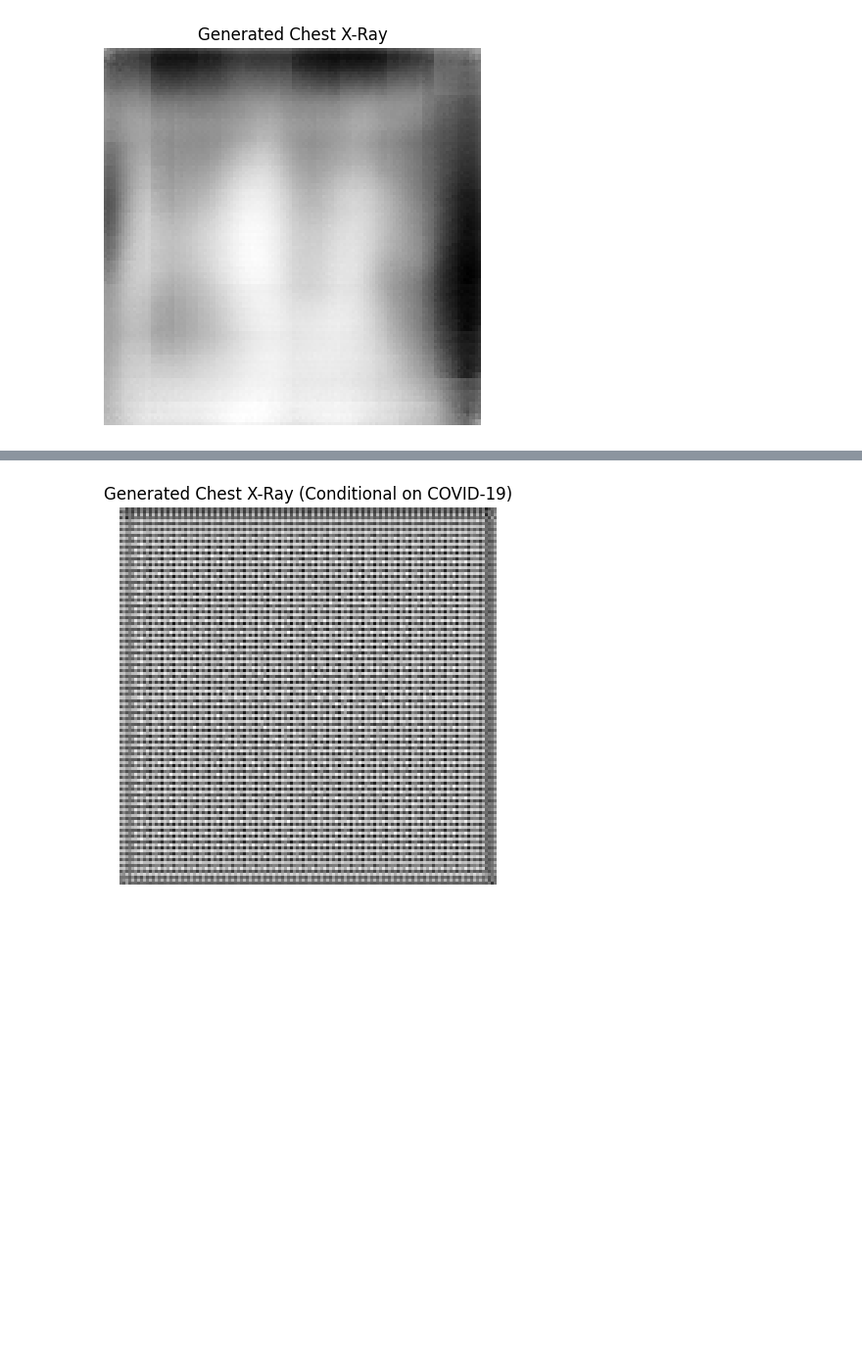
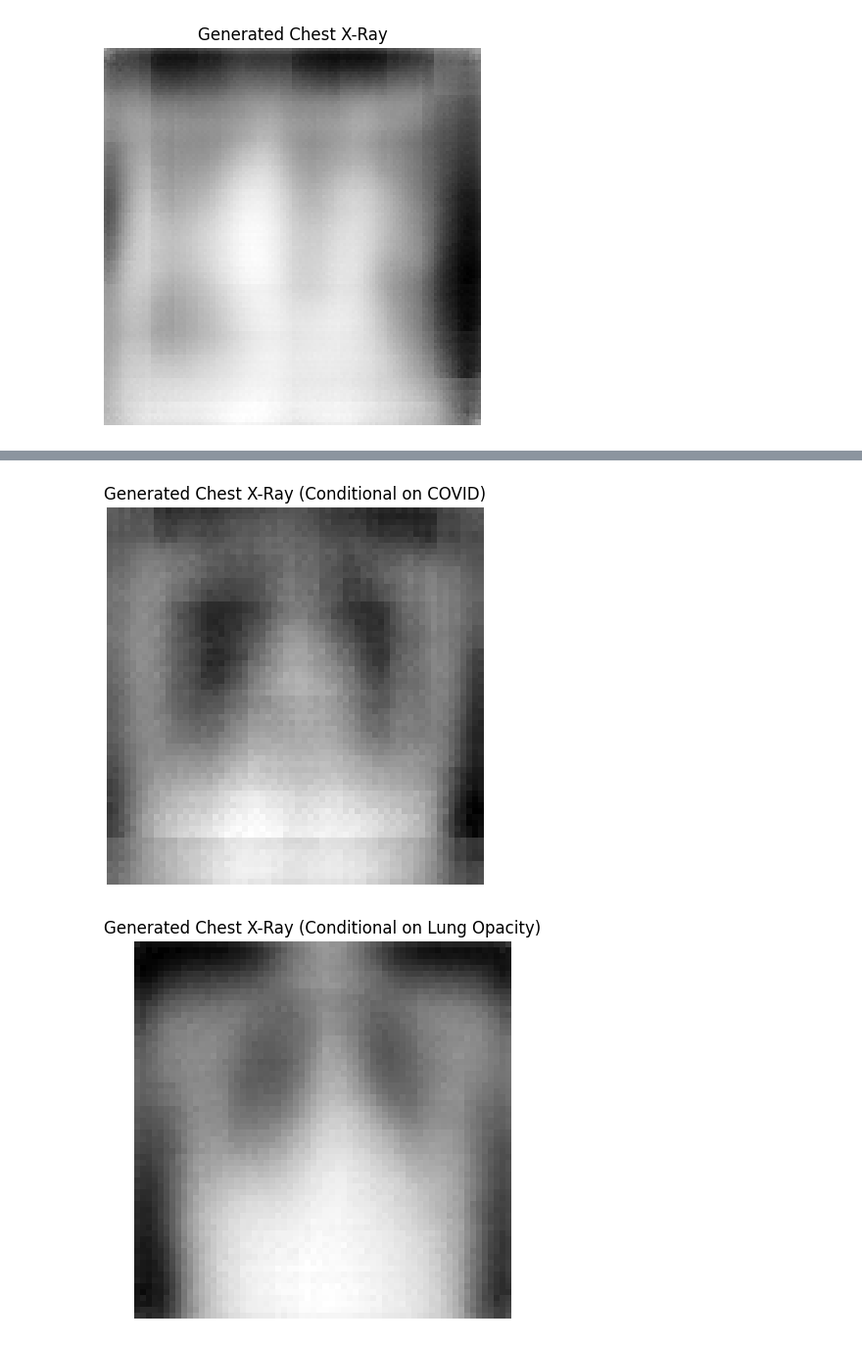
Before and after one commit to dalloliogm/PyHealth, a Jupyter notebook: examples/chestXray_image_generation_VAE.ipynb, the cells around one changed output, grey strips where cells are left out. Shown at 98% size. Drawn from its saved outputs; the diff is of its cells as text; code cells hidden in the pictures; blank space fills up the shorter version.

Commit message:
updated notebook with conditionally generated images

```diff
--- a/examples/chestXray_image_generation_VAE.ipynb
+++ b/examples/chestXray_image_generation_VAE.ipynb
@@ -47,0 +59,7 @@ Generated 21165 samples for task COVID19CXRClassification
+# %%
+covid_metadata = base_dataset.load_table('covid19_cxr').collect()
+vocab = {'COVID': 0, 'Lung Opacity': 1, 'Normal': 2, 'Viral Pneumonia': 3}
+
+# Add processor for the conditional feature
+sample_dataset.input_processors["disease"] = SequenceProcessor()
+sample_dataset.input_processors["disease"].code_vocab = vocab
@@ -78,8 +104,9 @@ model = VAE(
     mode="regression",
     input_type="image",
     input_channel=1,  # Grayscale images from COVID dataset
-    input_size=128,
-    hidden_dim=128,
+    input_size=image_size,
+    hidden_dim=256,
+    conditional_feature_keys=["disease"]
 )
 
 # Define trainer
@@ -210,7 +237,7 @@ with torch.no_grad():
 
     # Plot
     plt.figure(figsize=(5, 5))
-    plt.imshow(generated[0].reshape(128, 128), cmap="gray")
+    plt.imshow(generated[0].reshape(image_size, image_size), cmap="gray")
     plt.title("Generated Chest X-Ray")
     plt.axis('off')
     plt.savefig("chestxray_vae_synthetic.png", dpi=150)
@@ -273,41 +251,38 @@ Has embedding model: True
 # %%
 
-# Generate conditional images
-cond_model.eval()
+# Generate conditional images for each disease
+model.eval()
+vocab = sample_dataset.input_processors["disease"].code_vocab
+diseases = list(vocab.keys())
+
 with torch.no_grad():
-    # Sample from latent space
-    z = torch.randn(1, cond_model.hidden_dim).to(cond_model.device)
+    for disease in diseases:
+        # Sample from latent space
+        z = torch.randn(1, model.hidden_dim).to(model.device)
 
-    # Create conditional data - need to process it like the dataset does
-    # For sequence data, convert to tensor indices using the dataset's vocabulary
-    vocab = cond_dataset.input_processors["conditions"].code_vocab
-    condition_indices = [vocab.get(code, vocab.get("<unk>", 0)) for code in ["COVID-19"]]
-    cond_data = {"conditions": torch.tensor(condition_indices, dtype=torch.long).unsqueeze(0)}  # (1, seq_len)
+        # Create conditional data
+        condition_indices = [vocab[disease]]
+        cond_data = {"disease": torch.tensor(condition_indices, dtype=torch.long).unsqueeze(0)}
 
-    # Now get embeddings
-    cond_embeddings = cond_model.embedding_model(cond_data)
-    cond_vec = cond_embeddings["conditions"].mean(dim=1)  # Average pooling for sequence
+        # Get embeddings
+        cond_embeddings = model.embedding_model(cond_data)
+        cond_vec = cond_embeddings["disease"].mean(dim=1)
 
-    # Reshape for decoder
-    z = z.unsqueeze(2).unsqueeze(3)
+        # Reshape for decoder
+        z_reshaped = z.unsqueeze(2).unsqueeze(3)
+        z_reshaped = z_reshaped + cond_vec.unsqueeze(2).unsqueeze(3)
 
-    # Add conditional information to latent space
-    z = z + cond_vec.unsqueeze(2).unsqueeze(3)
+        # Generate image
+        generated = model.decoder(z_reshaped).detach().cpu().numpy()
 
-    # Generate image
-    generated = cond_model.decoder(z).detach().cpu().numpy()
-
-    # Plot - handle multi-channel output
-    plt.figure(figsize=(5, 5))
-    if generated[0].shape[0] == 3:  # RGB image
-        img_to_show = generated[0].mean(axis=0)
-    else:
-        img_to_show = generated[0].reshape(128, 128)
-
-    plt.imshow(img_to_show, cmap="gray")
-    plt.title("Generated Chest X-Ray (Conditional on COVID-19)")
-    plt.axis('off')
-    plt.savefig("chestxray_vae_conditional.png", dpi=150)
-    plt.show()
+        # Save individual image
+        filename = f"conditional_vae_{disease.lower().replace(' ', '_')}.png"
+        plt.figure(figsize=(5, 5))
+        plt.imshow(generated[0].reshape(image_size, image_size), cmap="gray")
+        plt.title(f"Generated Chest X-Ray (Conditional on {disease})")
+        plt.axis('off')
+        plt.show()
+        plt.close()
 # %% [output]
-[figure, old version]
+[figure, new version]
+[figure, added]
```
Also changed, not shown: parts of 14 cells of this notebook, 2 other files.
